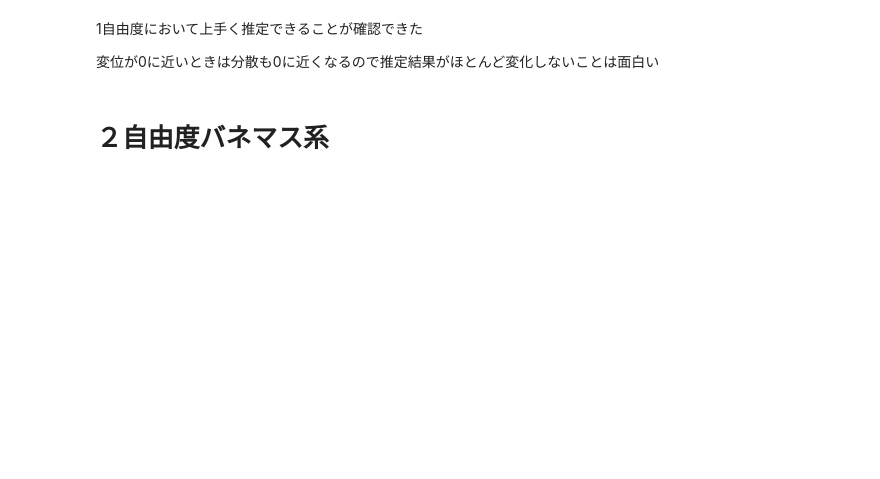
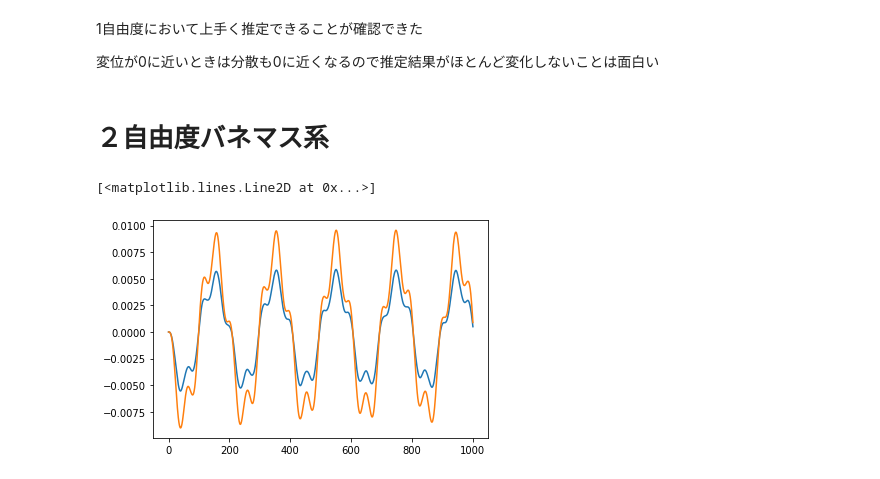
Before and after one commit to TamuraMasayuki/research_bayes, a Jupyter notebook: bayes_simulate.ipynb, the cells around one changed output. Saved outputs shown, nothing was run; the diff lists cells and outputs as text; code cells hidden in the pictures; blank space fills up the shorter version.

```diff
--- a/bayes_simulate.ipynb
+++ b/bayes_simulate.ipynb
@@ -130,6 +151,12 @@ for i in trange(steps):
     x1_his.append(x1_next)
     x2_his.append(x2_next)
     x1_pre, x2_pre, x1_cur, x2_cur = x1_cur, x2_cur, x1_next, x2_next
+# %%
+plt.plot(dis_down)
+plt.plot(dis_up)
+# %% [output]
+[<matplotlib.lines.Line2D at 0x...>]
+[figure, added]
 # %%
 plt.figure(figsize=[13,8])
 plt.plot(x1_his, label='numerical')
```
Also changed, not shown: parts of 16 cells of this notebook, 2 other files.
